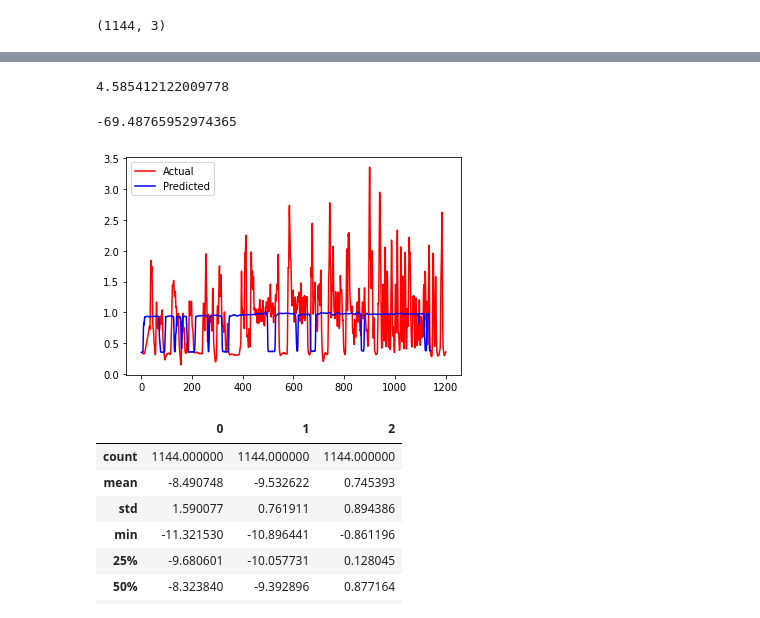
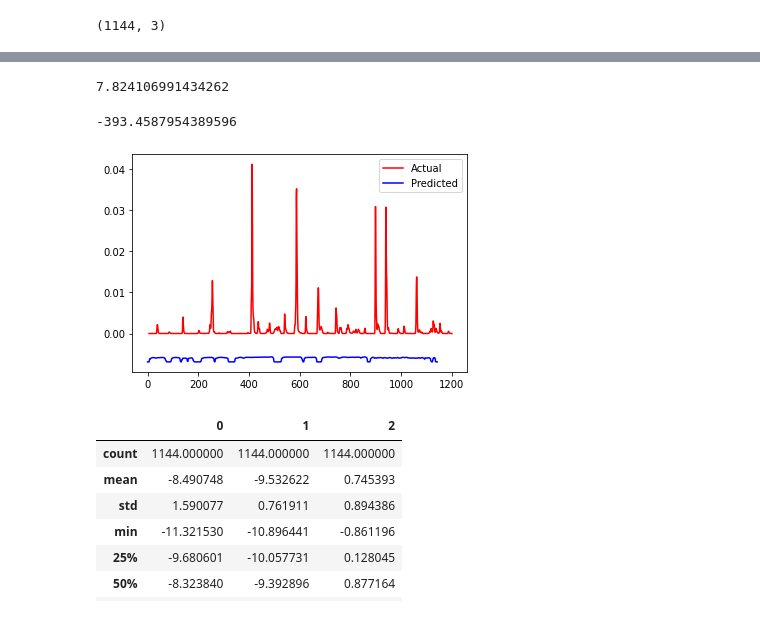
Before and after one commit to msaad1311/TfL-Dataset, a Jupyter notebook: src/EDA-Part2.ipynb, the cells around one changed output, grey strips where cells are left out. Saved outputs shown, nothing was run; the diff lists cells and outputs as text; code cells hidden in the pictures.

```diff
--- a/src/EDA-Part2.ipynb
+++ b/src/EDA-Part2.ipynb
@@ -43,7 +57,7 @@ data.describe()
 # %%
-data['CO_transformed'] = np.log(data['CO Mass'])
-data['NO_transformed'] = np.log(data['NOx Mass'])
-data['CO2_transformed'] = np.log(data['CO2 Mass'])
+# data['CO_transformed'] = np.log(data['CO Mass'])
+# data['NO_transformed'] = np.log(data['NOx Mass'])
+# data['CO2_transformed'] = np.log(data['CO2 Mass'])
 # %%
 data.describe()
 # %% [output]
@@ -146,7 +160,7 @@ vehicles_embedinput = keras.layers.Embedding(vehicles_cats,vehicles_embed)(vehic
 # vehicle_flatten = keras.layers.Flatten()(vehicles_embedinput)
 
 # numerical variable
-numerical_input = keras.layers.Input(shape=(1,2), name='numeric_input')
+numerical_input = keras.layers.Input(shape=(1,xtrain_numeric.shape[1]), name='numeric_input')
 
 # merged
 merged = keras.layers.concatenate([numerical_input, drivingCycle_embedinput,vehicles_embedinput])
@@ -258,5 +272,5 @@ veh1_urban_am.head()
 # %%
-numeric = veh1_urban_am[['Roll Speed','Test Time']]
+numeric = veh1_urban_am[['Roll Speed']]
 numeric = scaler_input.transform(numeric)
 
 cycle_scaled = lbl_cycle.transform(veh1_urban_am['driving cycle '])
@@ -299,18 +309,18 @@ SyntaxError: invalid syntax (<ipython-input-46-1ad633231c2d>, line 1)
 # %%
 math.sqrt(mse(veh1_urban_am['CO Mass'].values,predictions[:,0]))*1000
 # %% [output]
-4.585412122009778
+7.824106991434262
 # %%
 r2_score(veh1_urban_am['CO Mass'].values,predictions[:,0])*100
 # %% [output]
--69.48765952974365
+-393.4587954389596
 # %%
-plt.plot(veh1_urban_am['CO2 Mass'],color='r',label='Actual')
-plt.plot(predictions[:,2],color='b',label='Predicted')
+plt.plot(veh1_urban_am['CO Mass'],color='r',label='Actual')
+plt.plot(predictions[:,0],color='b',label='Predicted')
 plt.legend()
 plt.show()
 # %% [output]
-[figure, old version]
+[figure, new version]
 # %%
 p.describe()
 # %% [output]
```
Also changed, not shown: parts of 11 cells of this notebook.
